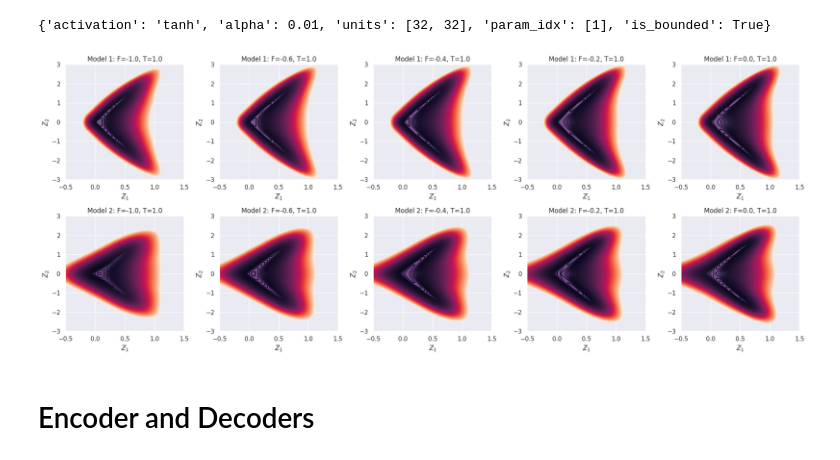
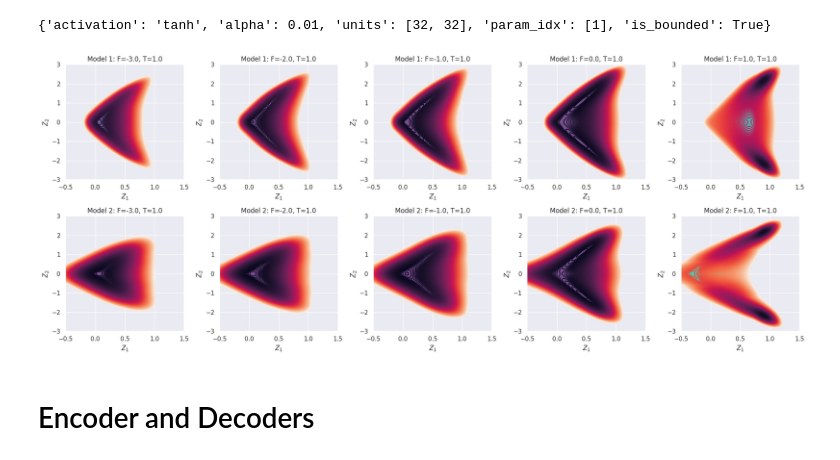
Before and after one commit to beatricesoh/onsagernet-jax, a Jupyter notebook: examples/polymer_dynamics_wi/potential_visualisation_symm_v2.ipynb, the cells around one changed output. Saved outputs shown, nothing was run; the diff lists cells and outputs as text; code cells hidden in the pictures.

```diff
--- a/examples/polymer_dynamics_wi/potential_visualisation_symm_v2.ipynb
+++ b/examples/polymer_dynamics_wi/potential_visualisation_symm_v2.ipynb
@@ -236,8 +257,8 @@ config.model.dissipation
 {'activation': 'tanh', 'alpha': 0.01, 'units': [32, 32], 'param_idx': [1], 'is_bounded': True}
 # %%
 T_fixed = 1.0
-# F_values_contour = [-3.0, -2, -1, 0., 1.0]  # Select key F values
-F_values_contour = [-1.0, -0.6, -0.4, -0.2, 0.0]  # Select key F values
+F_values_contour = [-3.0, -2, -1, 0., 1.0]  # Select key F values
+# F_values_contour = [-1.0, -0.6, -0.4, -0.2, 0.0]  # Select key F values
 # F_values_contour = [0.0, 2.0, 5.0, 8.0, 10.0]  # Select key F values
 
 # Create subplots: rows for models, columns for F values
@@ -250,34 +271,34 @@ for i, model in enumerate(models):
         def V_model(z1, z2, z3, T, F):
             args = jnp.array([T, F])
             coords = jnp.array([z1, z2, z3])
             return model.potential(coords, args)
 
         @jax.jit
         def V_12_model(z1, z2, T, F):
             z3_test_range = jnp.linspace(z3_min, z3_max, num_samples_aux_dimension)
             return jnp.min(jax.vmap(V_model, (None, None, 0, None, None))(z1, z2, z3_test_range, T, F))
 
         # Get the Z1, Z2 meshgrid and V12_grid values
         z1_range = jnp.linspace(z1_min, z1_max, num_grid)
         z2_range = jnp.linspace(z2_min, z2_max, num_grid)
         Z1, Z2 = jnp.meshgrid(z1_range, z2_range)
         V12_grid = jax.vmap(V_12_model, in_axes=(0, 0, None, None))(Z1.ravel(), Z2.ravel(), T_fixed, F).reshape(Z1.shape)
 
         # Create contour plot
         ax = axes[i, j] if len(models) > 1 else axes[j]
         contour = ax.contour(Z1, Z2, V12_grid, levels=custom_levels)
         contourf = ax.contourf(Z1, Z2, V12_grid, levels=custom_levels, cmap='viridis', alpha=0.7)
 
         # Add labels and title
         ax.set_xlabel(r'$Z_1$')
         ax.set_ylabel(r'$Z_2$')
         ax.set_title(f'Model {i+1}: F={F:.1f}, T={T_fixed:.1f}')
 
 
 plt.tight_layout()
 plt.show()
 # %% [output]
-[figure, old version]
+[figure, new version]
 # %% [markdown]
 # Encoder and Decoders
 # %%
```
Also changed, not shown: parts of 1 cell of this notebook, 2 other files.
